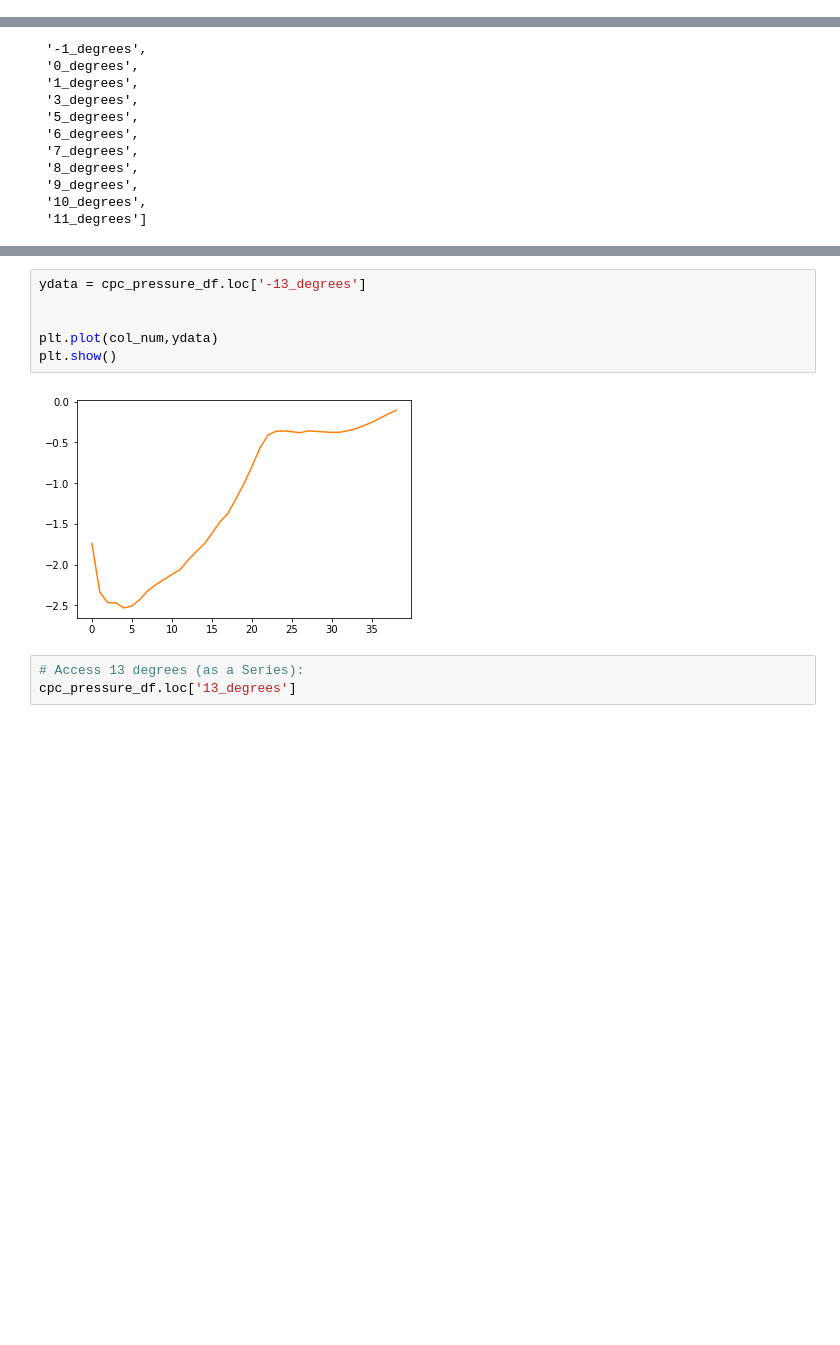
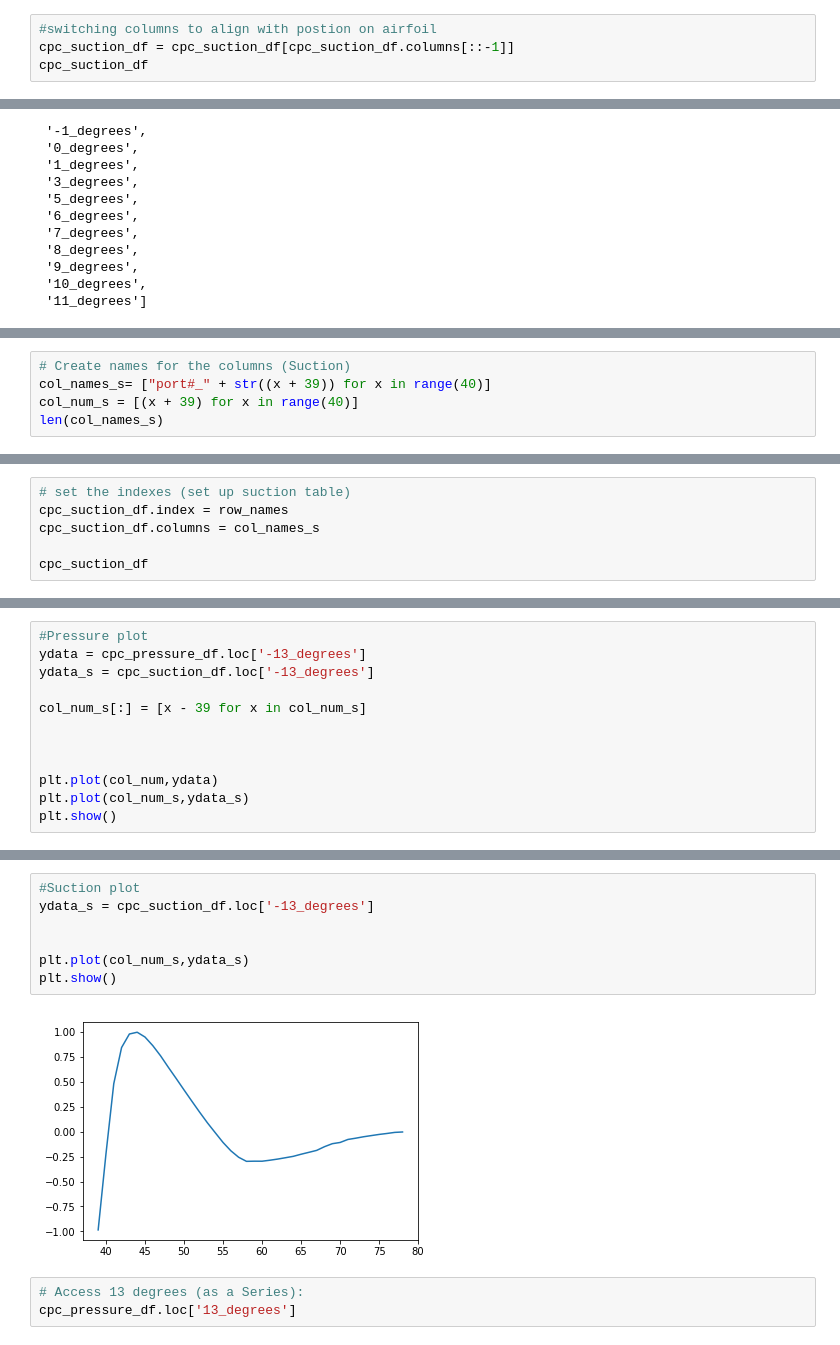
Before and after one commit to bakera81/airfoil-analysis, a Jupyter notebook: airfoil-analysis.ipynb, the cells around one changed output, grey strips where cells are left out. Drawn from its saved outputs; the diff is of its cells as text; blank space fills up the shorter version.

Commit message:
Updated with Suction
Pressure and Suction dataframes are in correct order with -13d AoA

```diff
--- a/airfoil-analysis.ipynb
+++ b/airfoil-analysis.ipynb
@@ -75,0 +114,4 @@ Name: 0, dtype: float64
+# %%
+#switching columns to align with postion on airfoil
+cpc_suction_df = cpc_suction_df[cpc_suction_df.columns[::-1]]
+cpc_suction_df
@@ -190,3 +251,8 @@ col_num
  36,
  37,
  38]
+# %%
+# Create names for the columns (Suction)
+col_names_s= ["port#_" + str((x + 39)) for x in range(40)]
+col_num_s = [(x + 39) for x in range(40)]
+len(col_names_s)
@@ -215,3 +283,9 @@ cpc_pressure_df
 | 10_degrees | -0.229865 | 0.458057 | 0.830680 | 0.976914 | 0.992256 | 0.933022 | 0.832106 | 0.719925 | 0.601075 | 0.476431 | ... | ... |
 | 11_degrees | -0.316958 | 0.402661 | 0.802321 | 0.967083 | 0.995076 | 0.944881 | 0.848967 | 0.739704 | 0.622030 | 0.497687 | ... | ... |
 20 rows × 39 columns
+# %%
+# set the indexes (set up suction table)
+cpc_suction_df.index = row_names
+cpc_suction_df.columns = col_names_s
+
+cpc_suction_df
@@ -217,0 +311,12 @@ cpc_pressure_df
+# %%
+#Pressure plot
+ydata = cpc_pressure_df.loc['-13_degrees']
+ydata_s = cpc_suction_df.loc['-13_degrees']
+
+col_num_s[:] = [x - 39 for x in col_num_s]
+
+
+
+plt.plot(col_num,ydata)
+plt.plot(col_num_s,ydata_s)
+plt.show()
@@ -218,11 +325,12 @@ cpc_pressure_df
 # %%
-ydata = cpc_pressure_df.loc['-13_degrees']
+#Suction plot
+ydata_s = cpc_suction_df.loc['-13_degrees']
 
 
-plt.plot(col_num,ydata)
+plt.plot(col_num_s,ydata_s)
 plt.show()
 # %% [output]
-[figure, old version]
+[figure, new version]
 # %%
 # Access 13 degrees (as a Series):
 cpc_pressure_df.loc['13_degrees']
```
Also changed, not shown: parts of 16 cells of this notebook.
